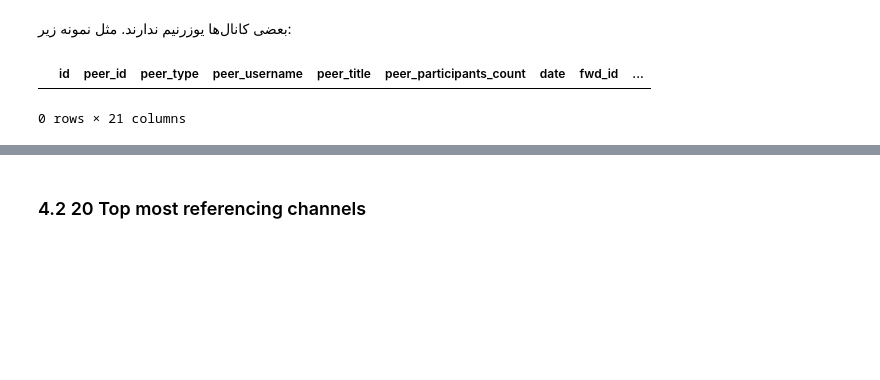
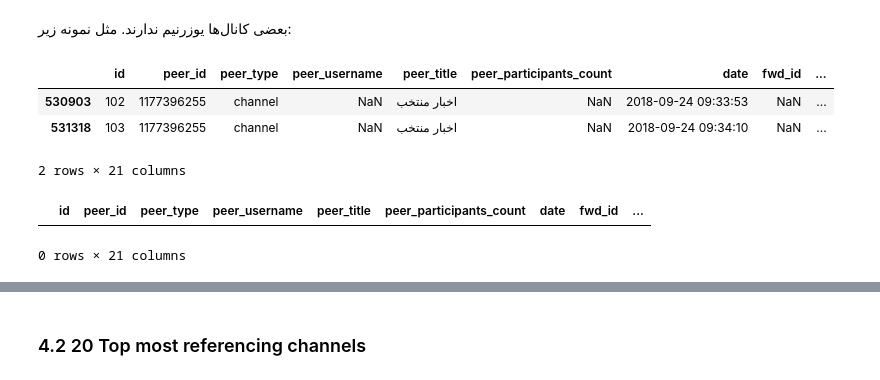
Before and after one commit to softrebel/sna-telegram-dollar, a Jupyter notebook: main.ipynb, the cells around one changed output, grey strips where cells are left out. Cells and saved outputs as stored; diff of their text form; code cells hidden in the pictures; blank space fills up the shorter version.

```diff
--- a/main.ipynb
+++ b/main.ipynb
@@ -385,8 +333,16 @@ usernames
 # %% [markdown]
 بعضی کانال‌ها یوزرنیم ندارند. مثل نمونه زیر:
 # %%
-fwd_channel_df[fwd_channel_df['peer_id']==1177396255].head()
+channel_df[channel_df['peer_id']==1177396255].head()
 # %% [output]
 |  | id | peer_id | peer_type | peer_username | peer_title | peer_participants_count | date | fwd_id | ... |
+| 530903 | 102 | 1177396255 | channel | NaN | اخبار منتخب | NaN | 2018-09-24 09:33:53 | NaN | ... |
+| 531318 | 103 | 1177396255 | channel | NaN | اخبار منتخب | NaN | 2018-09-24 09:34:10 | NaN | ... |
-0 rows × 21 columns
+2 rows × 21 columns
+# %%
+# به عنوان کانال منتشر کننده
+fwd_channel_df[fwd_channel_df['peer_id']==1177396255].head()
+# %% [output]
+|  | id | peer_id | peer_type | peer_username | peer_title | peer_participants_count | date | fwd_id | ... |
+0 rows × 21 columns
 # %%
```
Also changed, not shown: parts of 38 cells of this notebook, 1 other file.
